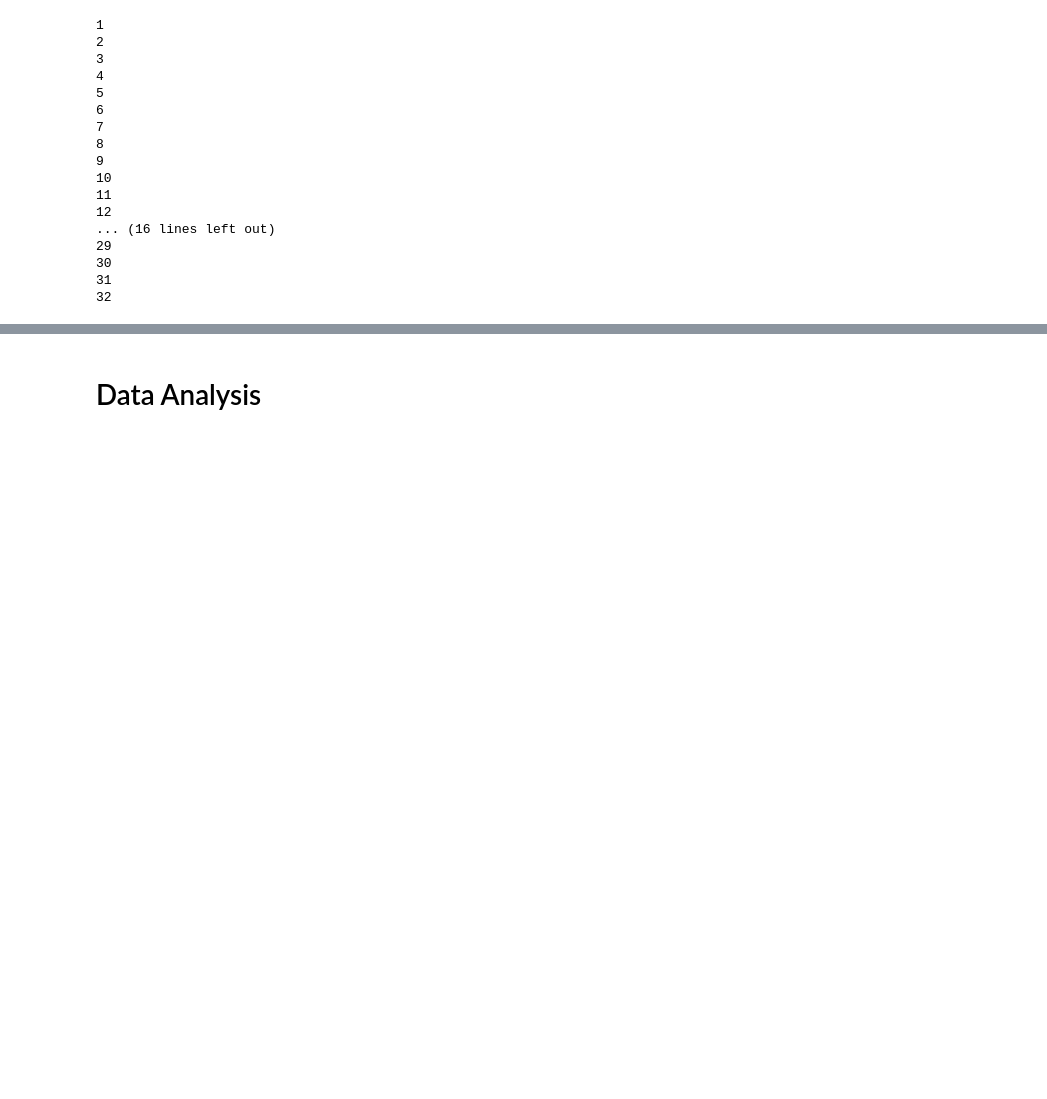
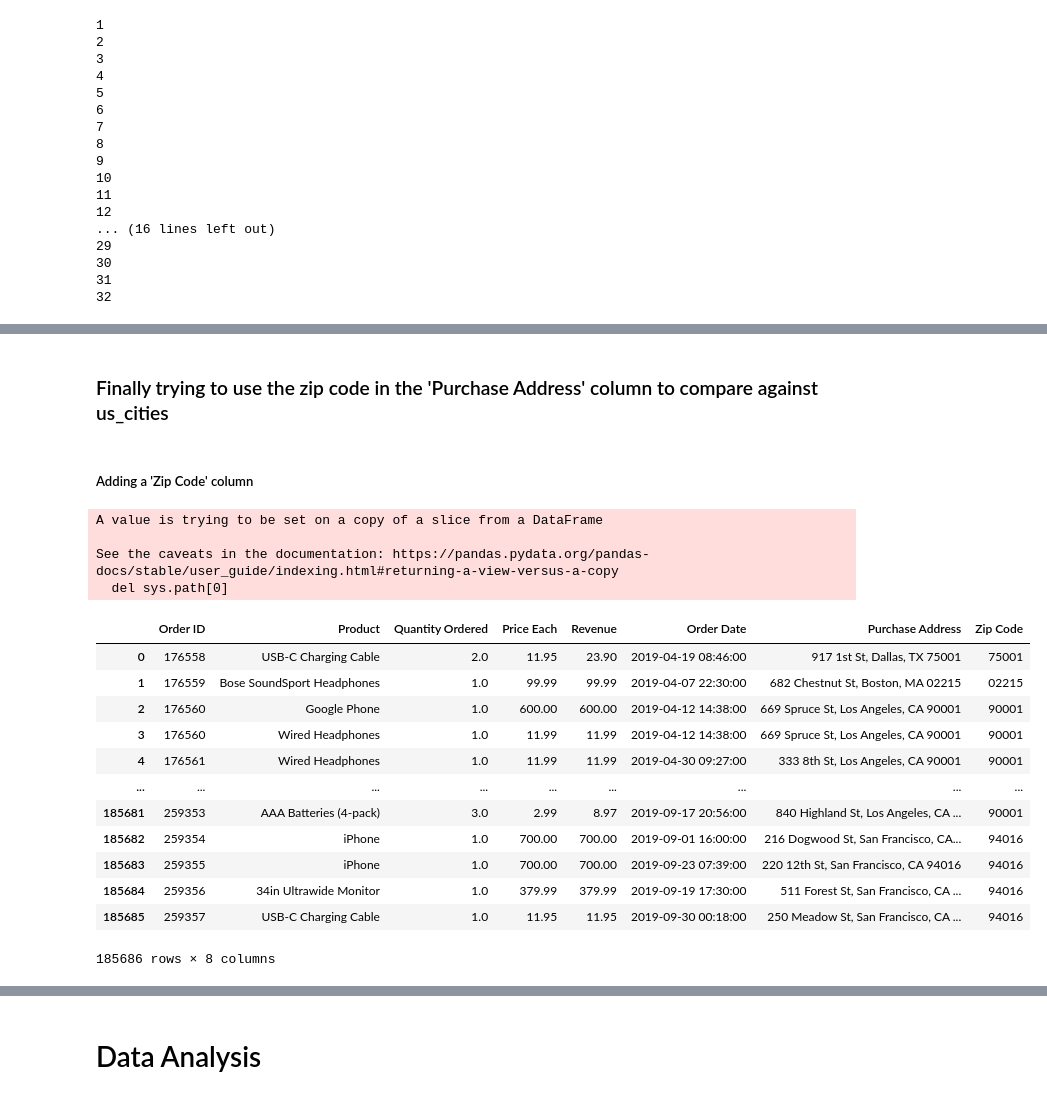
Before and after one commit to Saminyead/Location-wise-Sales-Data-from-Non-uniform-Address-Formats, a Jupyter notebook: Comparing_to_public_dataset.ipynb, the cells around one changed output, grey strips where cells are left out. Cells and saved outputs as stored; diff of their text form; code cells hidden in the pictures; blank space fills up the shorter version.

```diff
--- a/Comparing_to_public_dataset.ipynb
+++ b/Comparing_to_public_dataset.ipynb
@@ -247,0 +270,13 @@ sales_data_cities
+# %%
+#is it possible that one of the address contains the name of two cities somehow? Like New York and Dallas?
+test_df = all_months_sales.loc[all_months_sales['Purchase Address'].str.contains('New York')
+&all_months_sales['Purchase Address'].str.contains('Dallas')]
+test_df
+
+test_df = pd.DataFrame()
+#for loop to see if that has happened
+for i in range(0, 33):
+    test_df1 = all_months_sales.loc[all_months_sales['Purchase Address'].str.contains(us_cities['city'][i])
+    &all_months_sales['Purchase Address'].str.contains(us_cities['city'][i+1])]
+    test_df = pd.concat([test_df,test_df1])
+test_df
@@ -247,0 +385,36 @@ sales_data_cities
+# %% [markdown]
+### Finally trying to use the zip code in the 'Purchase Address' column to compare against us_cities
+# %% [markdown]
+##### Adding a 'Zip Code' column
+# %%
+#loop through all rows of Purchase Address
+for i in range(0,len(all_months_sales['Purchase Address'])):
+    #find digit (the zip code) in the address using regex library
+    num = re.findall(r'\d+',all_months_sales['Purchase Address'][i])
+    #loop to find the five digit string in this
+    for digits in num:
+        #checking which one is the 5-digit zip number, thus the zip code
+        if len(digits) == 5:
+            #zip codes have to be stored as string
+            zip = str(digits)
+            break
+    all_months_sales['Zip Code'][i] = zip
+all_months_sales
+# %% [output]
+A value is trying to be set on a copy of a slice from a DataFrame
+
+See the caveats in the documentation: https://pandas.pydata.org/pandas-docs/stable/user_guide/indexing.html#returning-a-view-versus-a-copy
+  del sys.path[0]
+|  | Order ID | Product | Quantity Ordered | Price Each | Revenue | Order Date | Purchase Address | Zip Code |
+| 0 | 176558 | USB-C Charging Cable | 2.0 | 11.95 | 23.90 | 2019-04-19 08:46:00 | 917 1st St, Dallas, TX 75001 | 75001 |
+| 1 | 176559 | Bose SoundSport Headphones | 1.0 | 99.99 | 99.99 | 2019-04-07 22:30:00 | 682 Chestnut St, Boston, MA 02215 | 02215 |
+| 2 | 176560 | Google Phone | 1.0 | 600.00 | 600.00 | 2019-04-12 14:38:00 | 669 Spruce St, Los Angeles, CA 90001 | 90001 |
+| 3 | 176560 | Wired Headphones | 1.0 | 11.99 | 11.99 | 2019-04-12 14:38:00 | 669 Spruce St, Los Angeles, CA 90001 | 90001 |
+| 4 | 176561 | Wired Headphones | 1.0 | 11.99 | 11.99 | 2019-04-30 09:27:00 | 333 8th St, Los Angeles, CA 90001 | 90001 |
+| ... | ... | ... | ... | ... | ... | ... | ... | ... |
+| 185681 | 259353 | AAA Batteries (4-pack) | 3.0 | 2.99 | 8.97 | 2019-09-17 20:56:00 | 840 Highland St, Los Angeles, CA ... | 90001 |
+| 185682 | 259354 | iPhone | 1.0 | 700.00 | 700.00 | 2019-09-01 16:00:00 | 216 Dogwood St, San Francisco, CA... | 94016 |
+| 185683 | 259355 | iPhone | 1.0 | 700.00 | 700.00 | 2019-09-23 07:39:00 | 220 12th St, San Francisco, CA 94016 | 94016 |
+| 185684 | 259356 | 34in Ultrawide Monitor | 1.0 | 379.99 | 379.99 | 2019-09-19 17:30:00 | 511 Forest St, San Francisco, CA ... | 94016 |
+| 185685 | 259357 | USB-C Charging Cable | 1.0 | 11.95 | 11.95 | 2019-09-30 00:18:00 | 250 Meadow St, San Francisco, CA ... | 94016 |
+185686 rows × 8 columns
```
Also changed, not shown: parts of 35 cells of this notebook, 2 other files.
